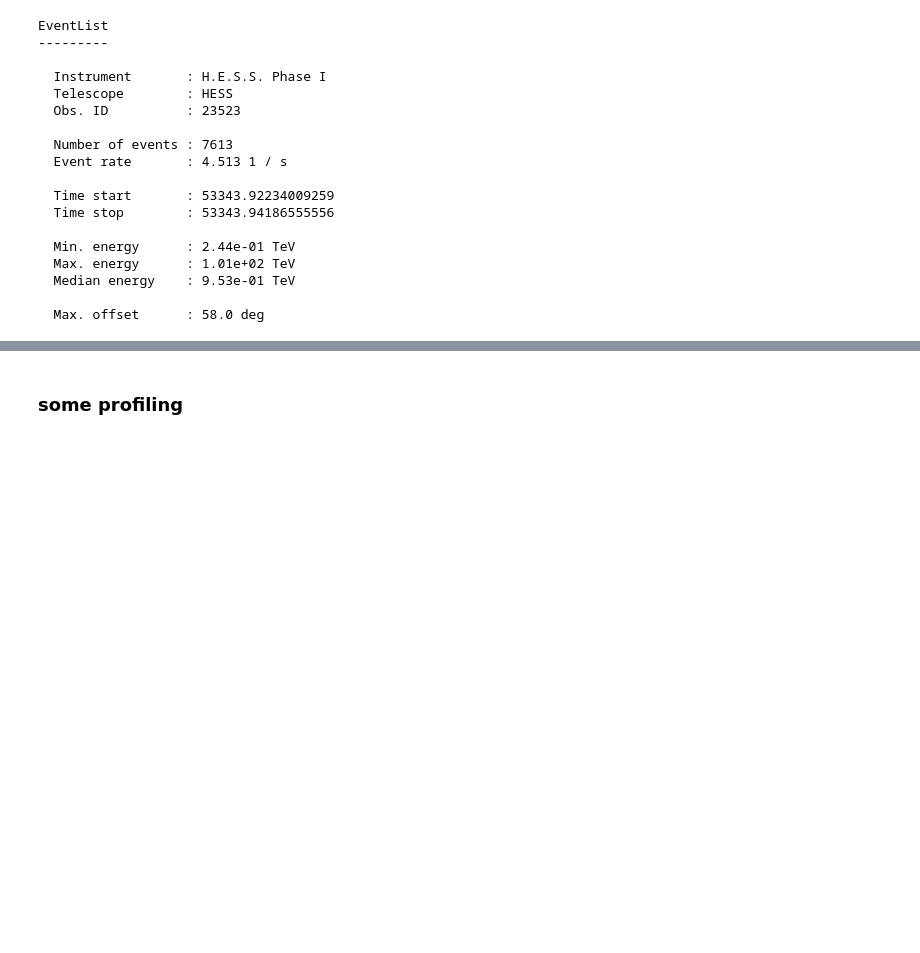
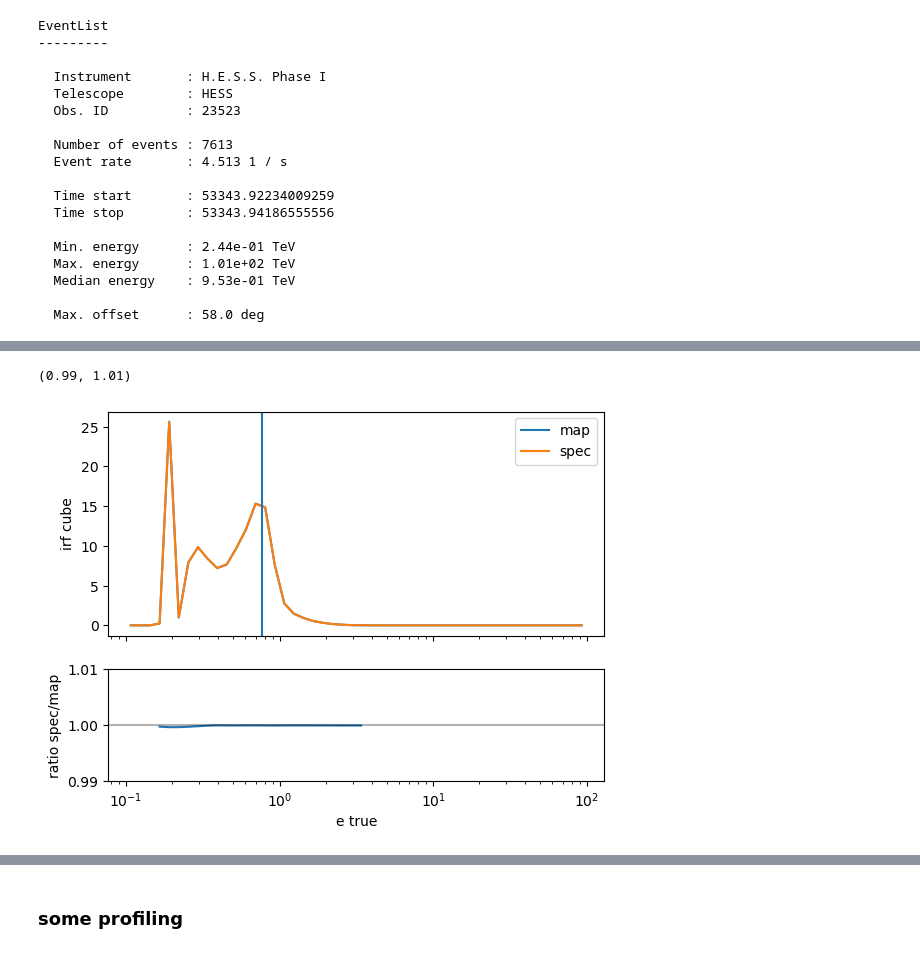
Before and after one commit to gammapy/gammapy-unbinned-analysis, a Jupyter notebook: Tims_UnbinnedDataset/UnbinnedEvaluator.ipynb, the cells around one changed output, grey strips where cells are left out. Cells and saved outputs as stored; diff of their text form; code cells hidden in the pictures; blank space fills up the shorter version.

```diff
--- a/Tims_UnbinnedDataset/UnbinnedEvaluator.ipynb
+++ b/Tims_UnbinnedDataset/UnbinnedEvaluator.ipynb
@@ -556,0 +570,36 @@ Wall time: 35.9 ms
+# %%
+id1=0
+id2=0
+idx_match={}  # dict with event_idx2: event_idx1
+for i in range(len(test.event_mask)):
+    if test.event_mask[i] & test2.event_mask[i]:
+        idx_match[id2] = id1
+    if test.event_mask[i] == True:
+        id1 += 1
+    if test2.event_mask[i] == True:
+        id2 += 1
+
+idx_both=np.where(test.event_mask & test2.event_mask)[0]
+# %%
+id2=7
+id1=idx_match[id2]
+ic1 = test.irf_cube[id1,:,5,5]  # The pixel 5,5 has most of the model counts
+ic2 = test2.irf_cube[id2,:,0,0]
+e_true = test.geom.axes[0].center
+
+fig, (ax1, ax2) = plt.subplots(2,1, sharex=True, height_ratios=(2,1))
+ax1.semilogx(e_true, ic1, label='map')
+ax1.semilogx(e_true, ic2, label='spec')
+ax1.legend()
+ax1.set_ylabel('irf cube')
+
+ax1.axvline(test.events.energy[test.event_mask][id1].to_value(e_true.unit))
+
+ax2.plot(e_true, ic2/ic1)
+ax2.set_ylabel('ratio spec/map')
+ax2.set_xlabel('e true')
+ax2.axhline(1, c='k', alpha=0.3)
+ax2.set_ylim(0.99,1.01)
+# %% [output]
+(0.99, 1.01)
+[figure, added]
```
Also changed, not shown: parts of 26 cells of this notebook, 3 other files.
